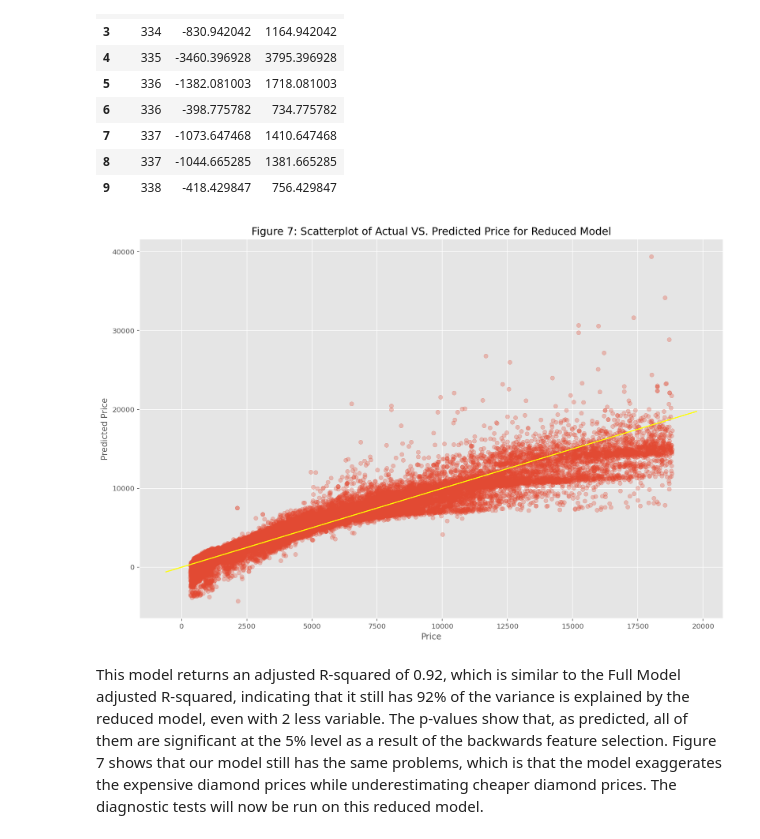
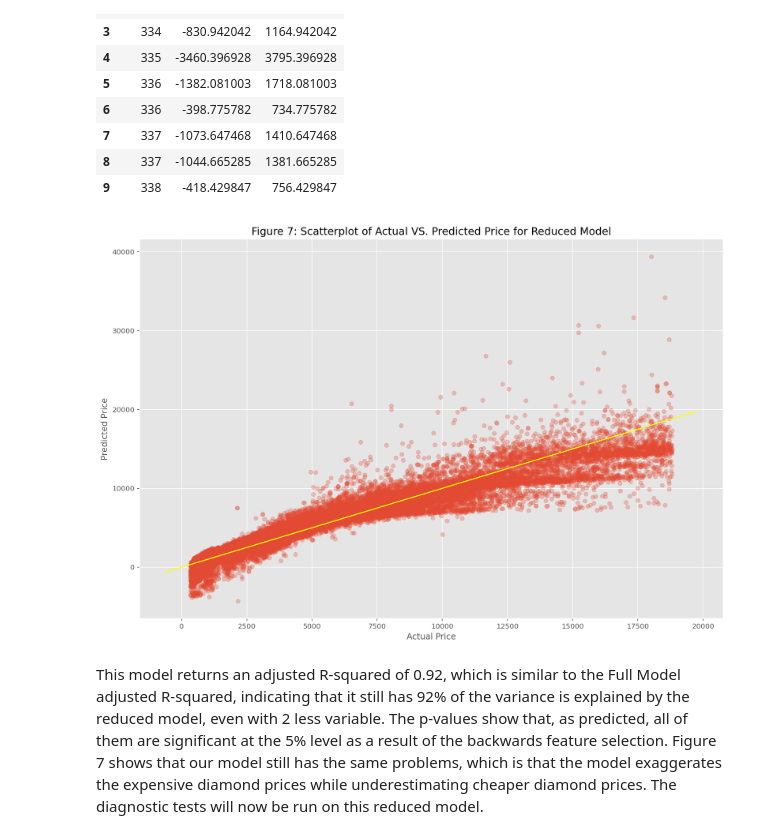
Before and after one commit to s3955624-Chee-Kin-Go/Phase-2, a Jupyter notebook: Phase 2_Group15.ipynb, the cells around one changed output. Cells and saved outputs as stored; diff of their text form; code cells hidden in the pictures.

```diff
--- a/Phase 2_Group15.ipynb
+++ b/Phase 2_Group15.ipynb
@@ -332,14 +332,14 @@ residuals_reduced.head(10)
 # %%
 # get a scatter plot
 plt.figure(figsize=(15,10))
 plt.scatter(residuals_reduced['actual'], residuals_reduced['predicted'], alpha=0.3);
 plot_line(axis=plt.gca(), slope=1, intercept=0, c="yellow");
-plt.xlabel('Price');
+plt.xlabel('Actual Price');
 plt.ylabel('Predicted Price');
 plt.title('Figure 7: Scatterplot of Actual VS. Predicted Price for Reduced Model', fontsize=15);
 plt.show();
 # %% [output]
-[figure, old version]
+[figure, new version]
 # %% [markdown]
 This model returns an adjusted R-squared of 0.92, which is similar to the Full Model adjusted R-squared, indicating that it still has 92% of the variance is explained by the reduced model, even with 2 less variable. The p-values show that, as predicted, all of them are significant at the 5% level as a result of the backwards feature selection. Figure 7 shows that our model still has the same problems, which is that the model exaggerates the expensive diamond prices while underestimating cheaper diamond prices. The diagnostic tests will now be run on this reduced model.
 # %% [markdown]
```
Also changed, not shown: parts of 1 cell of this notebook.
